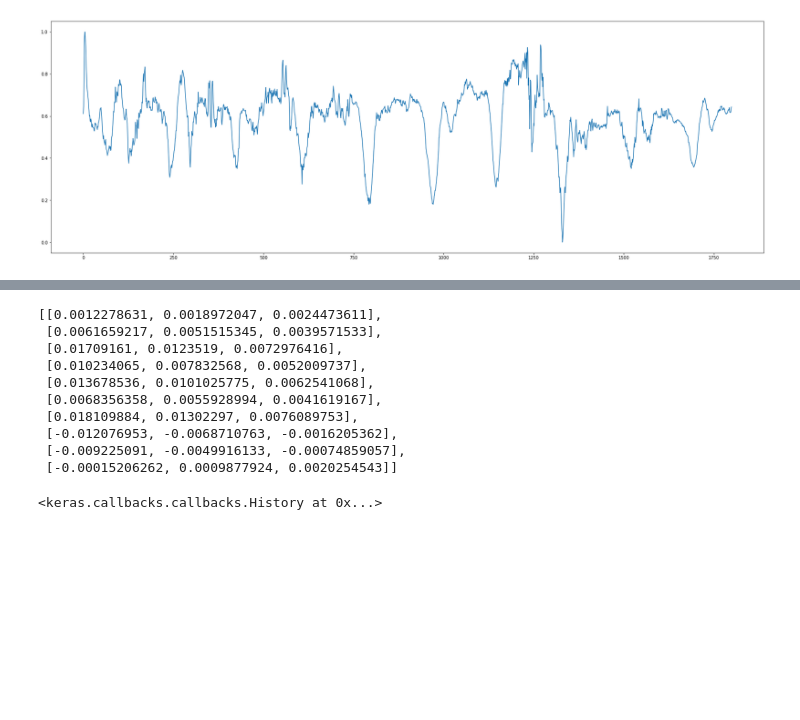
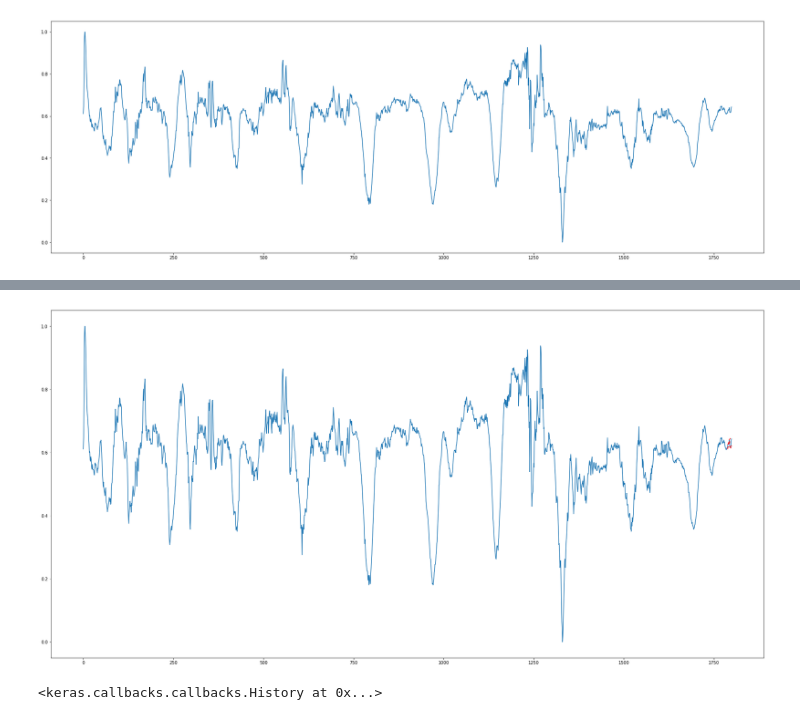
Before and after one commit to Pierre-LaurentC/IonosphericSignalRecontruction, a Jupyter notebook: LSTM.ipynb, the cells around one changed output, grey strips where cells are left out. Cells and saved outputs as stored; diff of their text form; code cells hidden in the pictures; blank space fills up the shorter version.

Commit message:
Last defs added

```diff
--- a/LSTM.ipynb
+++ b/LSTM.ipynb
@@ -260,17 +262,4 @@ def make_forecasts(model, n_batch, train, test, n_lag, n_seq):
 		forecasts.append(forecast)
 	return forecasts
 # %%
-forecasts = make_forecasts(model, 1, train, test, 1, 3)
+forecasts = make_forecasts(model, 1, train, test, 1, 15)
-# %%
-forecasts
-# %% [output]
-[[0.0012278631, 0.0018972047, 0.0024473611],
- [0.0061659217, 0.0051515345, 0.0039571533],
- [0.01709161, 0.0123519, 0.0072976416],
- [0.010234065, 0.007832568, 0.0052009737],
- [0.013678536, 0.0101025775, 0.0062541068],
- [0.0068356358, 0.0055928994, 0.0041619167],
- [0.018109884, 0.01302297, 0.0076089753],
- [-0.012076953, -0.0068710763, -0.0016205362],
- [-0.009225091, -0.0049916133, -0.00074859057],
- [-0.00015206262, 0.0009877924, 0.0020254543]]
@@ -277,3 +275,42 @@ forecasts
+# %%
+# inverse data transform on forecasts
+def inverse_transform(series, forecasts, scaler, n_test):
+	inverted = list()
+	for i in range(len(forecasts)):
+		# create array from forecast
+		forecast = np.array(forecasts[i])
+		forecast = forecast.reshape(1, len(forecast))
+		# invert scaling
+		inv_scale = scaler.inverse_transform(forecast)
+		inv_scale = inv_scale[0, :]
+		# invert differencing
+		index = len(series) - n_test + i - 1
+		last_ob = series.values[index]
+		inv_diff = inverse_difference(last_ob, inv_scale)
+		# store
+		inverted.append(inv_diff)
+	return inverted
+# %%
+forecasts = inverse_transform(dataFrame, forecasts, scaler, n_test+2)
+# %%
+def plot_forecasts(series, forecasts, n_test):
+    # plot the entire dataset in blue
+    plt.figure(figsize=(30,15))
+    plt.plot(series.values)
+    # plot the forecasts in red
+    for i in range(len(forecasts)):
+        off_s = len(series) - n_test + i - 1
+        off_e = off_s + len(forecasts[i]) + 1
+        xaxis = [x for x in range(off_s, off_e)]
+        yaxis = [series.values[off_s]] + forecasts[i]
+        plt.plot(xaxis, yaxis, color='red')
+    # show the plot
+
+    plt.show()
+# %%
+plot_forecasts(dataFrame, forecasts, n_test+2)
+# %% [output]
+[figure, added]
 # %%
 # reshape into X=t and Y=t+1
 look_back = 1
```
Also changed, not shown: parts of 5 cells of this notebook.
